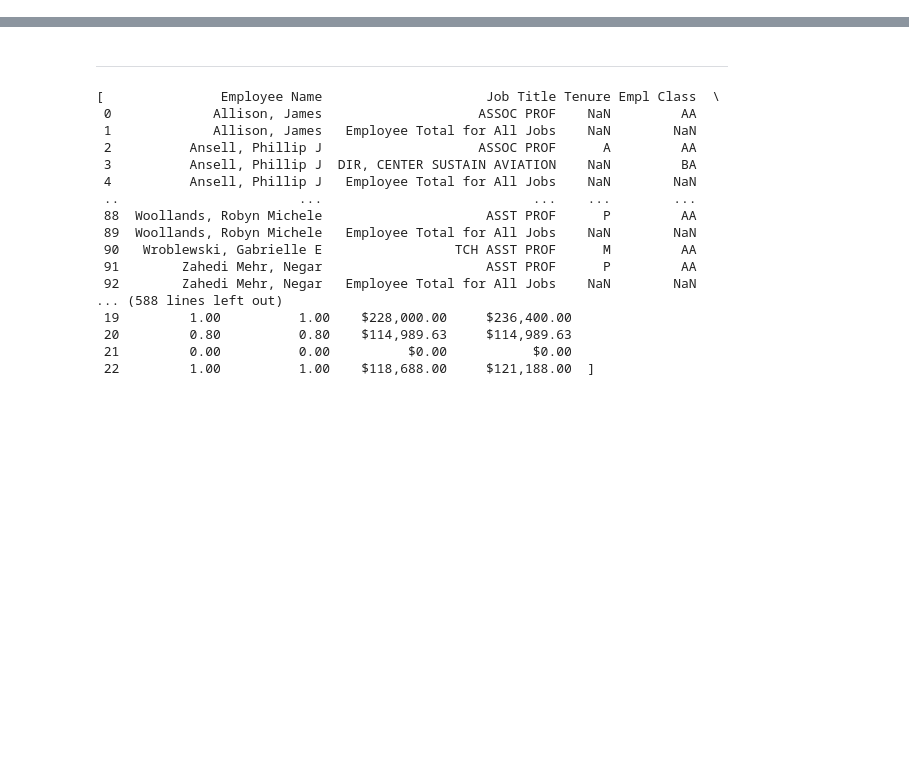
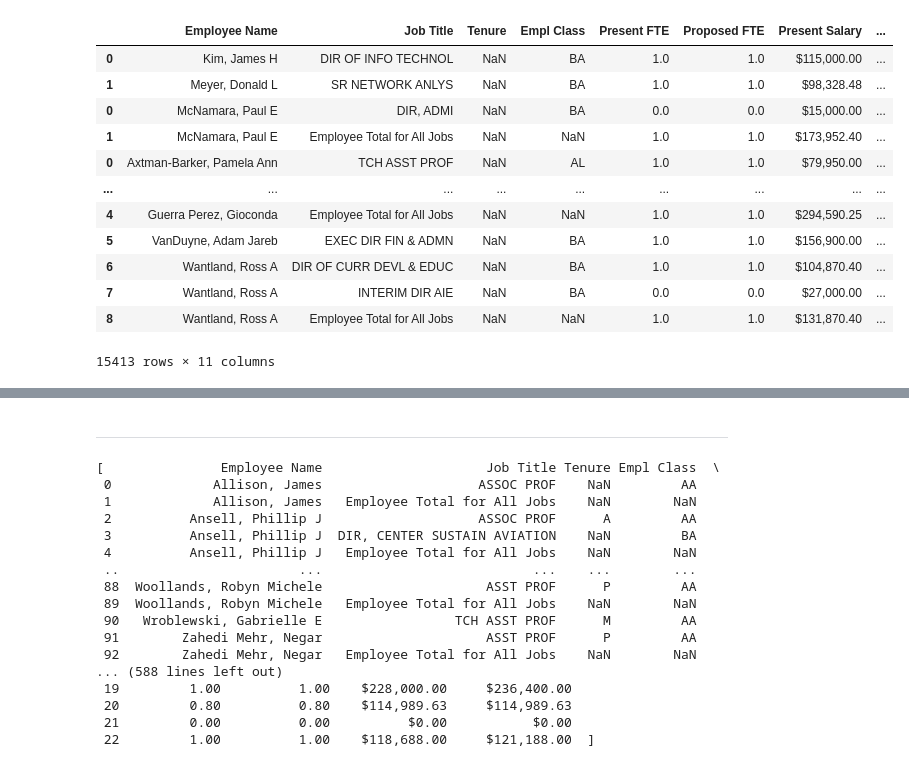
Before and after one commit to wadefagen/datasets, a Jupyter notebook: graybook/src/scrapeActive.ipynb, the cells around one changed output, grey strips where cells are left out. Drawn from its saved outputs; the diff is of its cells as text; code cells hidden in the pictures; blank space fills up the shorter version.

```diff
--- a/graybook/src/scrapeActive.ipynb
+++ b/graybook/src/scrapeActive.ipynb
@@ -31,7 +76,3 @@ def f(row):
     row["Department Code"] = dept_code
     row["Department Name"] = dept_name
     return row
-# %%
-import requests
-collegeCodes = ["KL", "KY", "NQ", "LT", "LN", "NA", "KT", "NU", "KW", "KN", "MY", "NN", "KR", "KM", "KS", "KP", "LQ", "KU", "KV", "LB", "NP", "NS", "NB", "LF", "LP", "LG", "LL", "NT", "LR", "NL", "NJ", "NE", "LC", "NV"]
-collegeNames = ["Agr, Consumer & Env Sciences", "Applied Health Sciences", "Auxiliary Units", "Carle Illinois Medicine", "Center Innov in Teach Learn", "Chancellor", "College of Media", "Div Intercollegiate Athletics", "Division of General Studies", "Education", "Energy Services", "Facilities", "Fine & Applied Arts", "Gies College of Business", "Graduate College", "Grainger Engineering", "Illinois International", "Law", "Liberal Arts & Sciences", "Medicine at UIUC", "OVCRI Institutes", "Ofc VC Inst Advancement", "Provost & VC Acad Affairs", "Public Safety", "School of Information Sciences", "School of Labor & Empl. Rel.", "School of Social Work", "Technology Services", "University Library", "VC Admin and Operations", "VC Student Affairs", "VC for Research and Innovation", "Veterinary Medicine", "Vice Chancellor for Diversity"]
@@ -126,0 +244,16 @@ Vice Chancellor for Diversity
+# %%
+df
+# %% [output]
+|  | Employee Name | Job Title | Tenure | Empl Class | Present FTE | Proposed FTE | Present Salary | ... |
+| 0 | Kim, James H | DIR OF INFO TECHNOL | NaN | BA | 1.0 | 1.0 | $115,000.00 | ... |
+| 1 | Meyer, Donald L | SR NETWORK ANLYS | NaN | BA | 1.0 | 1.0 | $98,328.48 | ... |
+| 0 | McNamara, Paul E | DIR, ADMI | NaN | BA | 0.0 | 0.0 | $15,000.00 | ... |
+| 1 | McNamara, Paul E | Employee Total for All Jobs | NaN | NaN | 1.0 | 1.0 | $173,952.40 | ... |
+| 0 | Axtman-Barker, Pamela Ann | TCH ASST PROF | NaN | AL | 1.0 | 1.0 | $79,950.00 | ... |
+| ... | ... | ... | ... | ... | ... | ... | ... | ... |
+| 4 | Guerra Perez, Gioconda | Employee Total for All Jobs | NaN | NaN | 1.0 | 1.0 | $294,590.25 | ... |
+| 5 | VanDuyne, Adam Jareb | EXEC DIR FIN & ADMN | NaN | BA | 1.0 | 1.0 | $156,900.00 | ... |
+| 6 | Wantland, Ross A | DIR OF CURR DEVL & EDUC | NaN | BA | 1.0 | 1.0 | $104,870.40 | ... |
+| 7 | Wantland, Ross A | INTERIM DIR AIE | NaN | BA | 0.0 | 0.0 | $27,000.00 | ... |
+| 8 | Wantland, Ross A | Employee Total for All Jobs | NaN | NaN | 1.0 | 1.0 | $131,870.40 | ... |
+15413 rows × 11 columns
```
Also changed, not shown: parts of 27 cells of this notebook, 9 other files.
